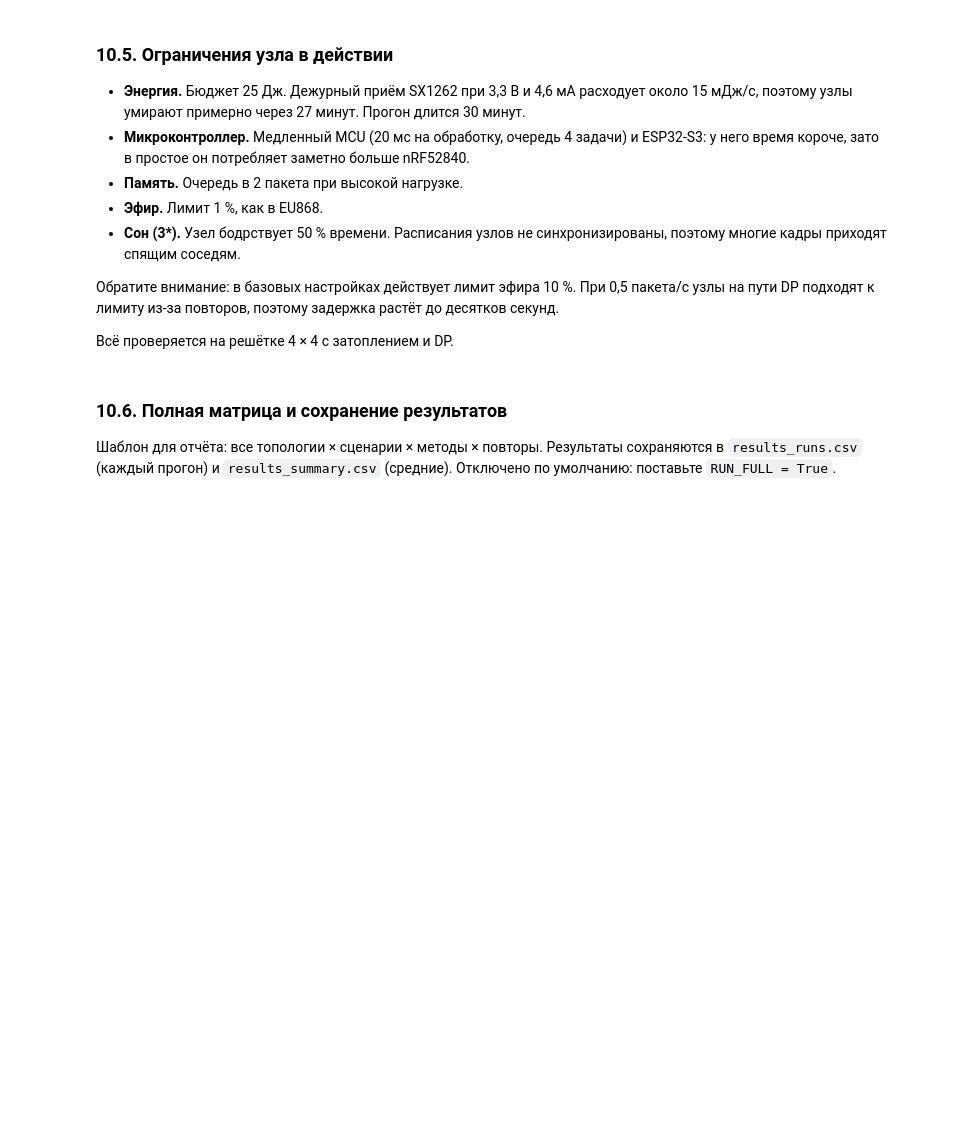
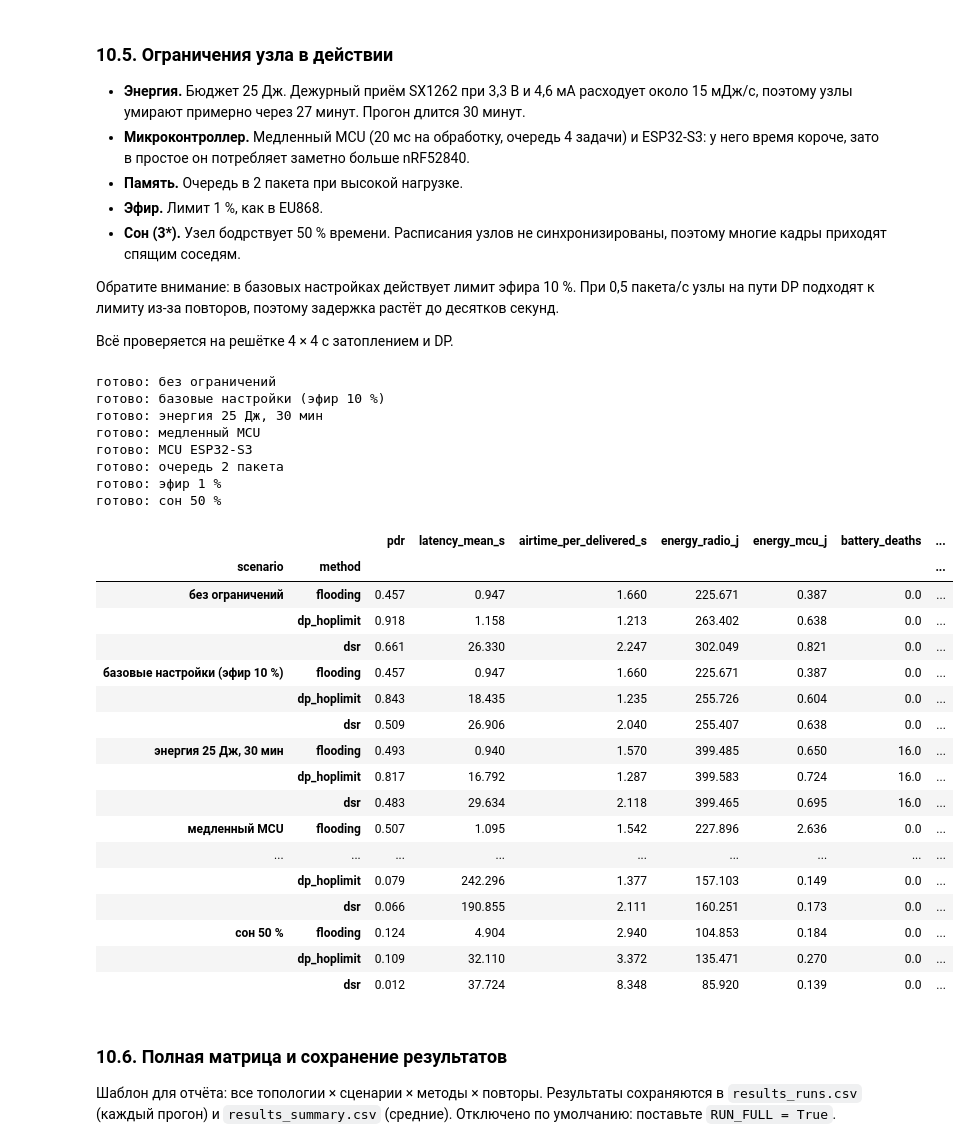
Before and after one commit to algocamp-mesh/mesh-routing-optimization, a Jupyter notebook: mesh_routing_simulation.ipynb, the cells around one changed output. Drawn from its saved outputs; the diff is of its cells as text; code cells hidden in the pictures; blank space fills up the shorter version.

```diff
--- a/mesh_routing_simulation.ipynb
+++ b/mesh_routing_simulation.ipynb
@@ -1749,20 +1874,47 @@ df_mob.groupby(["scenario", "method"])[fail_cols].mean().round(1)
 # %%
 base = dict(topology="grid4x4", traffic=TrafficConfig(rate_pps=0.5))
 scs_lim = [
     Scenario("без ограничений", node_cfg=NodeConfig(duty_cycle_limit=1.0), **base),
     Scenario("базовые настройки (эфир 10 %)", **base),
     Scenario("энергия 25 Дж, 30 мин", sim_time_s=1800, node_cfg=NodeConfig(battery_j=25), **base),
     Scenario("медленный MCU", node_cfg=NodeConfig(mcu=MCU_PRESETS["slow_mcu"]), **base),
     Scenario("MCU ESP32-S3", node_cfg=NodeConfig(mcu=MCU_PRESETS["ESP32-S3"]), **base),
     Scenario("очередь 2 пакета", node_cfg=NodeConfig(queue_capacity=2), **base),
     Scenario("эфир 1 %", node_cfg=NodeConfig(duty_cycle_limit=0.01), **base),
     Scenario("сон 50 %", node_cfg=NodeConfig(sleep_enabled=True, awake_fraction=0.5), **base),
 ]
-df_lim = run_matrix(scs_lim, methods=("flooding", "dp_hoplimit"), seeds=range(1, 4))
+df_lim = run_matrix(scs_lim, methods=("flooding", "dp_hoplimit","dsr"), seeds=range(1, 4))
 cols = ["pdr", "latency_mean_s", "airtime_per_delivered_s", "energy_radio_j", "energy_mcu_j",
         "battery_deaths", "duty_cycle_deferrals", "mcu_util_max", "mcu_waits"]
 fail_cols = [c for c in df_lim.columns if c.startswith("fail_")]
 df_lim.groupby(["scenario", "method"], sort=False)[cols + fail_cols].mean().round(3)
+# %% [output]
+готово: без ограничений
+готово: базовые настройки (эфир 10 %)
+готово: энергия 25 Дж, 30 мин
+готово: медленный MCU
+готово: MCU ESP32-S3
+готово: очередь 2 пакета
+готово: эфир 1 %
+готово: сон 50 %
+|  |  | pdr | latency_mean_s | airtime_per_delivered_s | energy_radio_j | energy_mcu_j | battery_deaths | ... |
+| scenario | method |  |  |  |  |  |  | ... |
+| без ограничений | flooding | 0.457 | 0.947 | 1.660 | 225.671 | 0.387 | 0.0 | ... |
+|  | dp_hoplimit | 0.918 | 1.158 | 1.213 | 263.402 | 0.638 | 0.0 | ... |
+|  | dsr | 0.661 | 26.330 | 2.247 | 302.049 | 0.821 | 0.0 | ... |
+| базовые настройки (эфир 10 %) | flooding | 0.457 | 0.947 | 1.660 | 225.671 | 0.387 | 0.0 | ... |
+|  | dp_hoplimit | 0.843 | 18.435 | 1.235 | 255.726 | 0.604 | 0.0 | ... |
+|  | dsr | 0.509 | 26.906 | 2.040 | 255.407 | 0.638 | 0.0 | ... |
+| энергия 25 Дж, 30 мин | flooding | 0.493 | 0.940 | 1.570 | 399.485 | 0.650 | 16.0 | ... |
+|  | dp_hoplimit | 0.817 | 16.792 | 1.287 | 399.583 | 0.724 | 16.0 | ... |
+|  | dsr | 0.483 | 29.634 | 2.118 | 399.465 | 0.695 | 16.0 | ... |
+| медленный MCU | flooding | 0.507 | 1.095 | 1.542 | 227.896 | 2.636 | 0.0 | ... |
+| ... | ... | ... | ... | ... | ... | ... | ... | ... |
+|  | dp_hoplimit | 0.079 | 242.296 | 1.377 | 157.103 | 0.149 | 0.0 | ... |
+|  | dsr | 0.066 | 190.855 | 2.111 | 160.251 | 0.173 | 0.0 | ... |
+| сон 50 % | flooding | 0.124 | 4.904 | 2.940 | 104.853 | 0.184 | 0.0 | ... |
+|  | dp_hoplimit | 0.109 | 32.110 | 3.372 | 135.471 | 0.270 | 0.0 | ... |
+|  | dsr | 0.012 | 37.724 | 8.348 | 85.920 | 0.139 | 0.0 | ... |
 # %% [markdown]
 ### 10.6. Полная матрица и сохранение результатов
 
```
Also changed, not shown: parts of 8 cells of this notebook, 1 other file.
